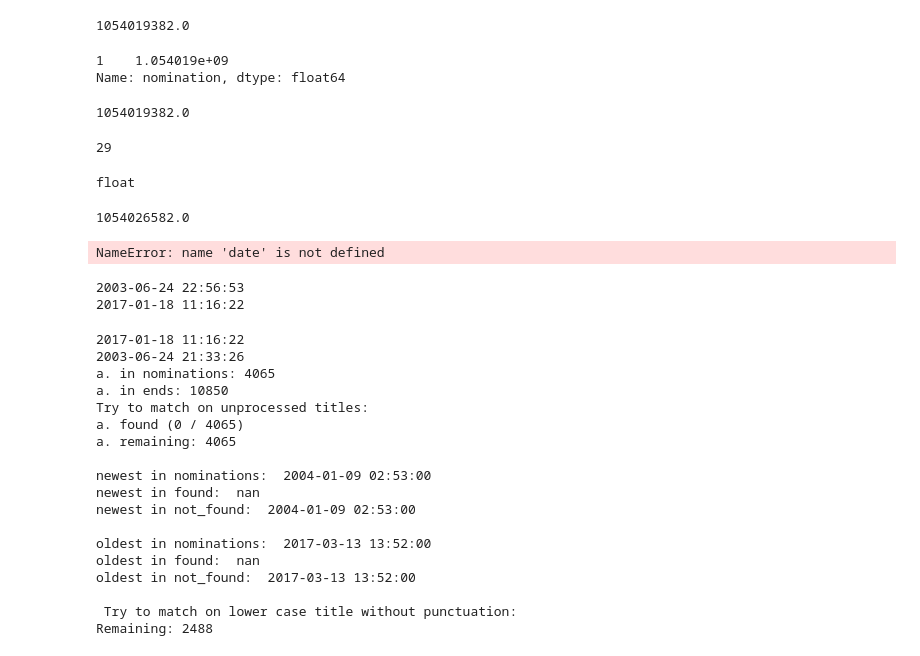
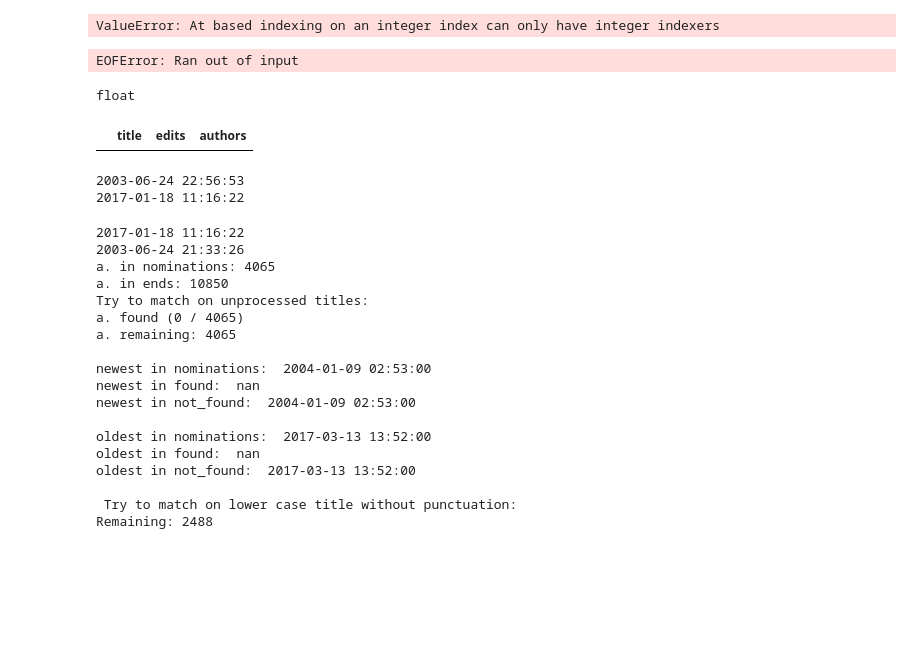
Before and after one commit to MacCMillion/wiki_project, a Jupyter notebook: playground.ipynb, the cells around one changed output. Saved outputs shown, nothing was run; the diff lists cells and outputs as text; code cells hidden in the pictures; blank space fills up the shorter version.

```diff
--- a/playground.ipynb
+++ b/playground.ipynb
@@ -33,7 +34,7 @@ df_test = pd.DataFrame({'title' : ['Augsburg', 'XML'],
 
 df_test.to_csv('./data/control_test.csv', **config.pandas_export)
 # %%
-df_test = pd.DataFrame({'title': ['Anarchism', 'AfghanistanGeography'],
+df_test = pd.DataFrame({'title': ['Anarchism', 'Autism'],
                         'nomination' : [datetime.strptime('2003-05-27T09:09:42Z', '%Y-%m-%dT%H:%M:%SZ').timestamp(),
                                         datetime.strptime('2003-05-27T09:09:42Z', '%Y-%m-%dT%H:%M:%SZ').timestamp()],
                        'end_date' : [datetime.strptime('2004-01-01T00:00:00Z', '%Y-%m-%dT%H:%M:%SZ').timestamp(),
@@ -41,36 +42,34 @@ df_test = pd.DataFrame({'title': ['Anarchism', 'AfghanistanGeography'],
 
 df_test.to_csv('./data/control_test.csv', **config.pandas_export)
 
-display(df_test.loc[df_test.title == 'Anarchism', 'nomination'].item())
-display(df_test.loc[df_test.title == 'AfghanistanGeography', 'nomination'])
-print(datetime.strptime('2003-05-27T09:09:42Z', '%Y-%m-%dT%H:%M:%SZ').timestamp())
+
+
+df_test.at[df_test.title == 'Anarchism', 'nomination']
 # %% [output]
-1054019382.0
+ValueError: At based indexing on an integer index can only have integer indexers
-1    1.054019e+09
-Name: nomination, dtype: float64
-1054019382.0
 # %%
 with open('./res/revision_dict.pkl', 'rb') as file:
     rev_dict = pickle.load(file)
 #17860 only Anarchism
+# 134 revisions
+# 29 uniqu authors
+
 
 uniq_authors = set()
 for revision in rev_dict:
     uniq_authors.add(revision.author_id)
-print(len(uniq_authors))
+print(len(rev_dict))
 # %% [output]
-29
+EOFError: Ran out of input
 # %%
 d = pd.read_csv('./data/control_test.csv', **config.pandas_import)
 d.loc[d.title == 'Anarchism', 'nomination'].item()
 # %% [output]
 float
-# %%
-import ciso8601
-ciso8601.parse_datetime('2003-05-27T09:09:42Z').timestamp()
-# %% [output]
-1054026582.0
-# %%
-pd.DataFrame(columns=['title', 'start', 'last'], dtype=(str, date))
-# %% [output]
-NameError: name 'date' is not defined
+# %%
+with open('./res/revisions.csv', 'w') as file:
+    file.write('title;edits;authors\n')
+
+pd.read_csv('./res/revisions.csv', sep=';')
+# %% [output]
+|  | title | edits | authors |
```
Also changed, not shown: parts of 7 cells of this notebook, 7 other files.
